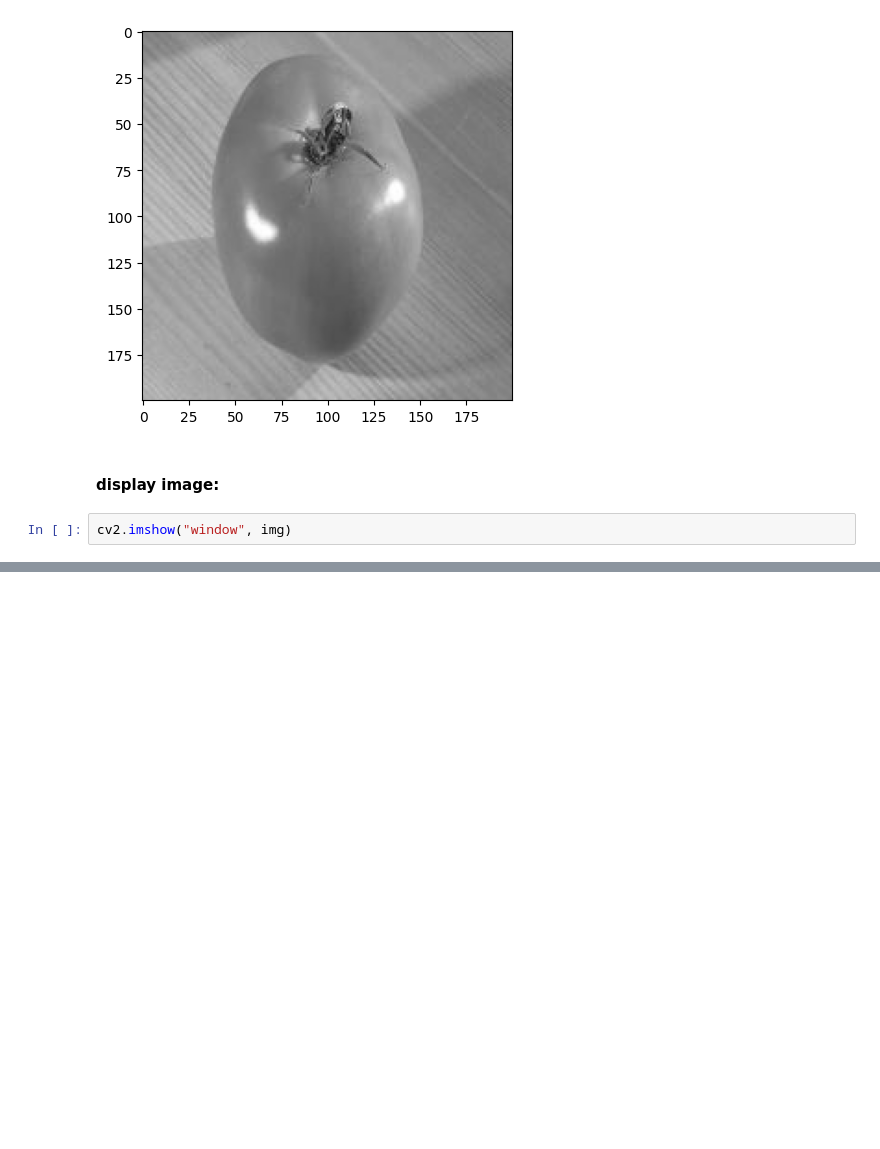
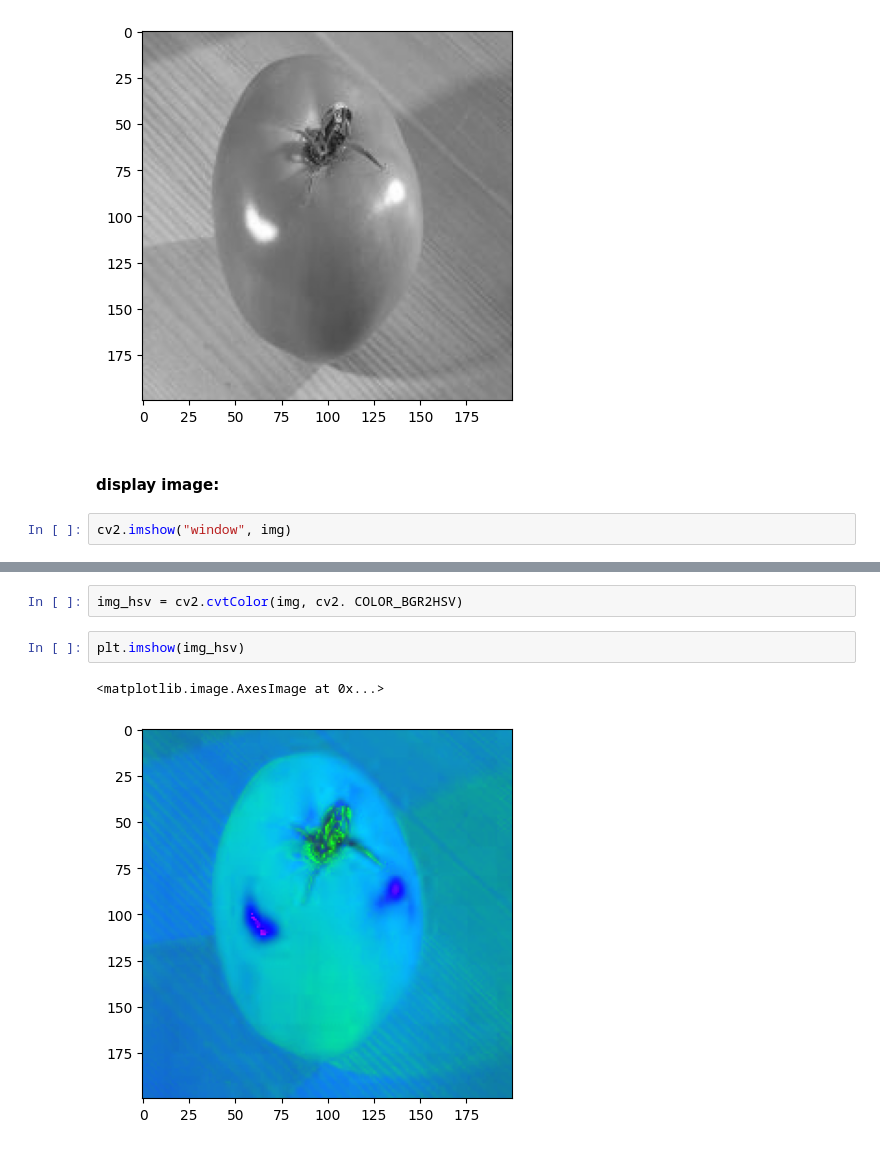
Before and after one commit to JamorMoussa/TP-2IA, a Jupyter notebook: TImg/TP1/TP2.ipynb, the cells around one changed output, grey strips where cells are left out. Saved outputs shown, nothing was run; the diff lists cells and outputs as text; blank space fills up the shorter version.

```diff
--- a/TImg/TP1/TP2.ipynb
+++ b/TImg/TP1/TP2.ipynb
@@ -28,0 +67,7 @@ cv2.imshow("window", img)
+# %%
+img_hsv = cv2.cvtColor(img, cv2. COLOR_BGR2HSV)
+# %%
+plt.imshow(img_hsv)
+# %% [output]
+<matplotlib.image.AxesImage at 0x...>
+[figure, added]
```
Also changed, not shown: parts of 13 cells of this notebook, 1 other file.
